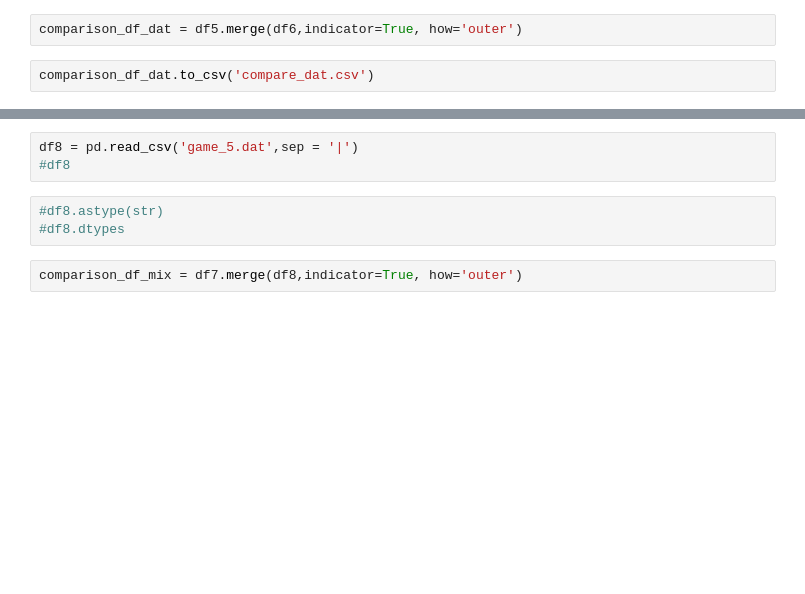
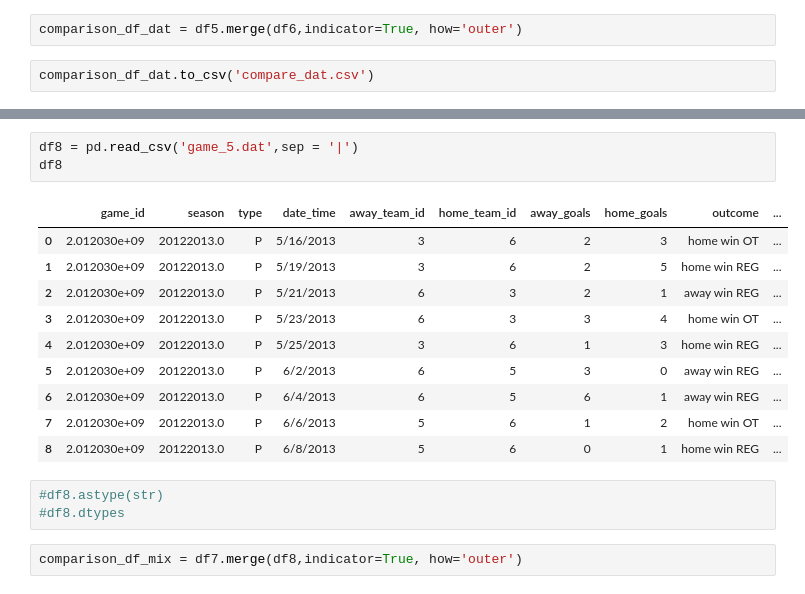
Before and after one commit to sumedhshirodkar34/project, a Jupyter notebook: compare_2_dataframes.ipynb, the cells around one changed output, grey strips where cells are left out. Cells and saved outputs as stored; diff of their text form; blank space fills up the shorter version.

```diff
--- a/compare_2_dataframes.ipynb
+++ b/compare_2_dataframes.ipynb
@@ -34,6 +45,17 @@ df7.columns = df7.columns.str.lower()
 # %%
 df8 = pd.read_csv('game_5.dat',sep = '|')
-#df8
+df8
+# %% [output]
+|  | game_id | season | type | date_time | away_team_id | home_team_id | away_goals | home_goals | outcome | ... |
+| 0 | 2.012030e+09 | 20122013.0 | P | 5/16/2013 | 3 | 6 | 2 | 3 | home win OT | ... |
+| 1 | 2.012030e+09 | 20122013.0 | P | 5/19/2013 | 3 | 6 | 2 | 5 | home win REG | ... |
+| 2 | 2.012030e+09 | 20122013.0 | P | 5/21/2013 | 6 | 3 | 2 | 1 | away win REG | ... |
+| 3 | 2.012030e+09 | 20122013.0 | P | 5/23/2013 | 6 | 3 | 3 | 4 | home win OT | ... |
+| 4 | 2.012030e+09 | 20122013.0 | P | 5/25/2013 | 3 | 6 | 1 | 3 | home win REG | ... |
+| 5 | 2.012030e+09 | 20122013.0 | P | 6/2/2013 | 6 | 5 | 3 | 0 | away win REG | ... |
+| 6 | 2.012030e+09 | 20122013.0 | P | 6/4/2013 | 6 | 5 | 6 | 1 | away win REG | ... |
+| 7 | 2.012030e+09 | 20122013.0 | P | 6/6/2013 | 5 | 6 | 1 | 2 | home win OT | ... |
+| 8 | 2.012030e+09 | 20122013.0 | P | 6/8/2013 | 5 | 6 | 0 | 1 | home win REG | ... |
 # %%
 #df8.astype(str)
 #df8.dtypes
```
Also changed, not shown: parts of 14 cells of this notebook.
